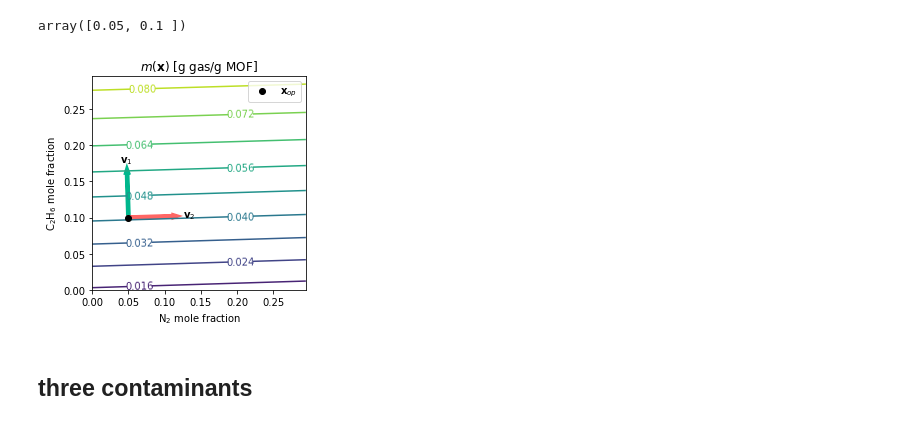
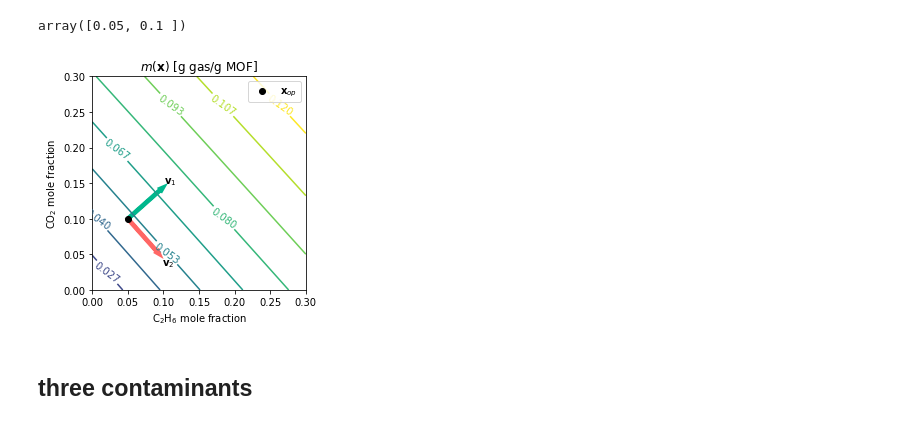
Before and after one commit to SimonEnsemble/unresponsive_directions_in_sensors, a Jupyter notebook: IAST.ipynb, the cells around one changed output. Drawn from its saved outputs; the diff is of its cells as text; code cells hidden in the pictures.

Commit message:
same color scale for each mof in two-sensors-one-mof

```diff
--- a/IAST.ipynb
+++ b/IAST.ipynb
@@ -224,13 +241,13 @@ def jacobian_matrix_of_m(mof, mol_fxns, contaminants):
 # %%
 contaminants = ["N2", "CO2"]
 contaminants = ["N2", "C2H6"]
-# contaminants = ["C2H6", "CO2"]
+contaminants = ["C2H6", "CO2"]
 # %% [markdown]
 create heapmap to visualize $m(\mathbf{x})$
 # %%
 delta = 0.005
-x_1 = np.arange(0.00, 0.3, delta)
-x_2 = np.arange(0.00, 0.3, delta)
+x_1 = np.arange(0.00, 0.305, delta)
+x_2 = np.arange(0.00, 0.305, delta)
 X_1, X_2 = np.meshgrid(x_1, x_2)
 M = np.zeros(np.shape(X_1))
 for i in range(np.shape(X_1)[0]):
@@ -277,31 +294,34 @@ def sketch_vector(x0, x, label=None, dx_mag=0.015, color="k"):
     plt.arrow(x0[0], x0[1], x[0], x[1], color=color, length_includes_head=True, lw=4)
     dx = dx_mag * x / np.linalg.norm(x)
     plt.text(x0[0] + x[0] + dx[0], x0[1] + x[1] + dx[1], label, ha="center", va="center")
+# %%
+mof_to_levels = {'HKUST-1': np.linspace(0.0, 0.12, 10),
+                'Co-MOF-74': np.linspace(0.0, 0.22, 10)}
 # %%
 fig, ax = plt.subplots()
 # option to show an image
 # ims = ax.imshow(M, extent=[x_1[0], x_1[-1], x_2[0], x_2[-1]],
 #                origin='lower',
 #                cmap='viridis', alpha=0.5)
 # plt.colorbar(ims, label="$m$ [g gas/g MOF]")
-CS = ax.contour(X_1, X_2, M, levels=10)# , colors="k")
+CS = ax.contour(X_1, X_2, M, levels=mof_to_levels[mof], vmin=0.0, vmax=np.max(mof_to_levels[mof]))# , colors="k")
 # plt.colorbar(CS, label="$m$ [g gas/g MOF]")
 ax.clabel(CS, inline=True) # labels contours with numbers
 ax.set_title("$m(\mathbf{x})$ [g gas/g MOF]")
 ax.set_xlabel(gas_to_label[contaminants[0]] + " mole fraction")
 ax.set_ylabel(gas_to_label[contaminants[1]] + " mole fraction")
 # sketch operating point and directions
 plt.scatter(x_op[0], x_op[1], color="k", label="$\mathbf{x}_{op}$", zorder=1000)
 sketch_vector(x_op, -v1/15, label="$\mathbf{v}_1$", color=cool_colors["green"], dx_mag=0.0125)
 sketch_vector(x_op, -v2/15, label="$\mathbf{v}_2$", color=cool_colors["red"], dx_mag=0.0175)
 plt.legend()
 # plt.plot([x_op[0], x_op[0] - v1[0]/10], [x_op[1], x_op[1] - v1[1]/10], color='k')
 # plt.plot([x_op[0], x_op[0] - v2[0]/10], [x_op[1], x_op[1] - v2[1]/10], color='k')
 plt.gca().set_aspect('equal', 'box')
 plt.tight_layout()
 plt.savefig(mof + "_" + contaminants[0] + "_" + contaminants[1] + ".pdf", format="pdf", bbox_inches="tight")
 # %% [output]
-[figure, old version]
+[figure, new version]
 # %% [markdown]
 ## three contaminants
 # %%
```
Also changed, not shown: parts of 11 cells of this notebook, 1 other file.
